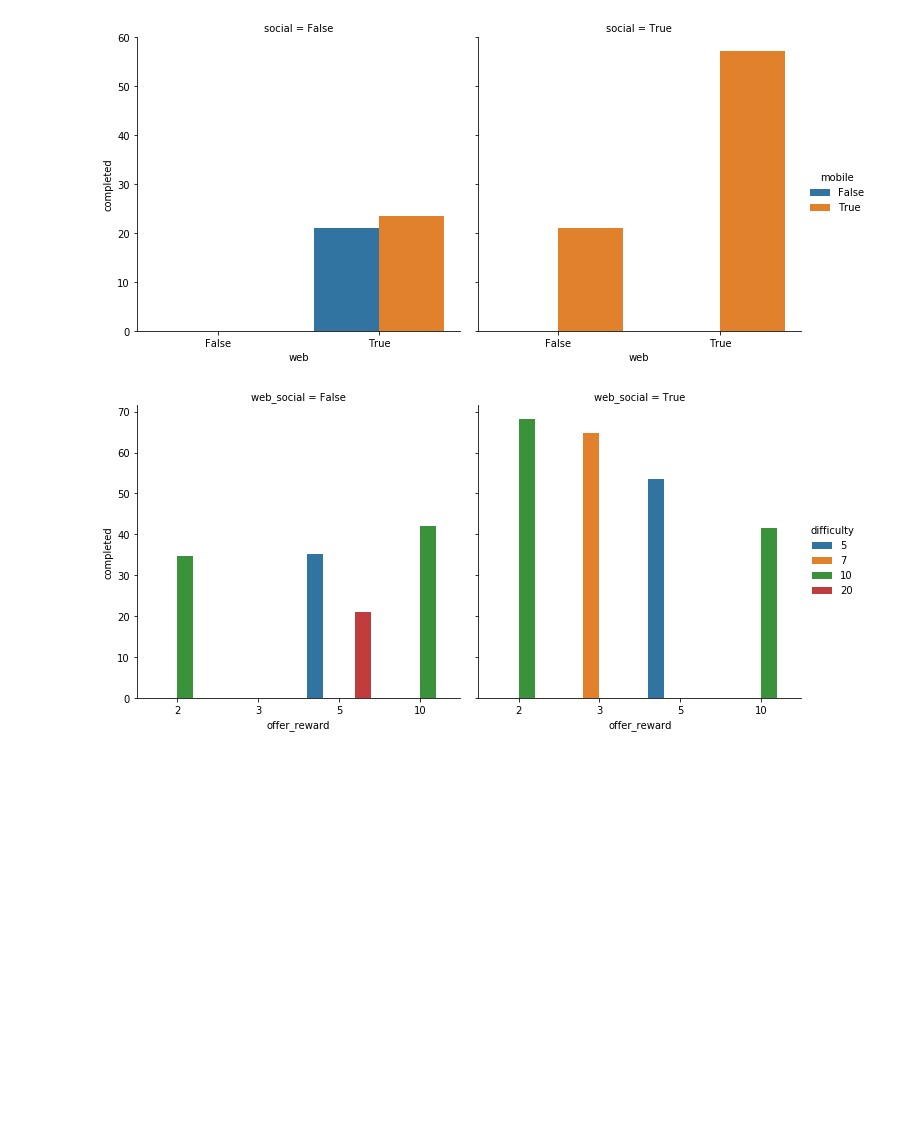
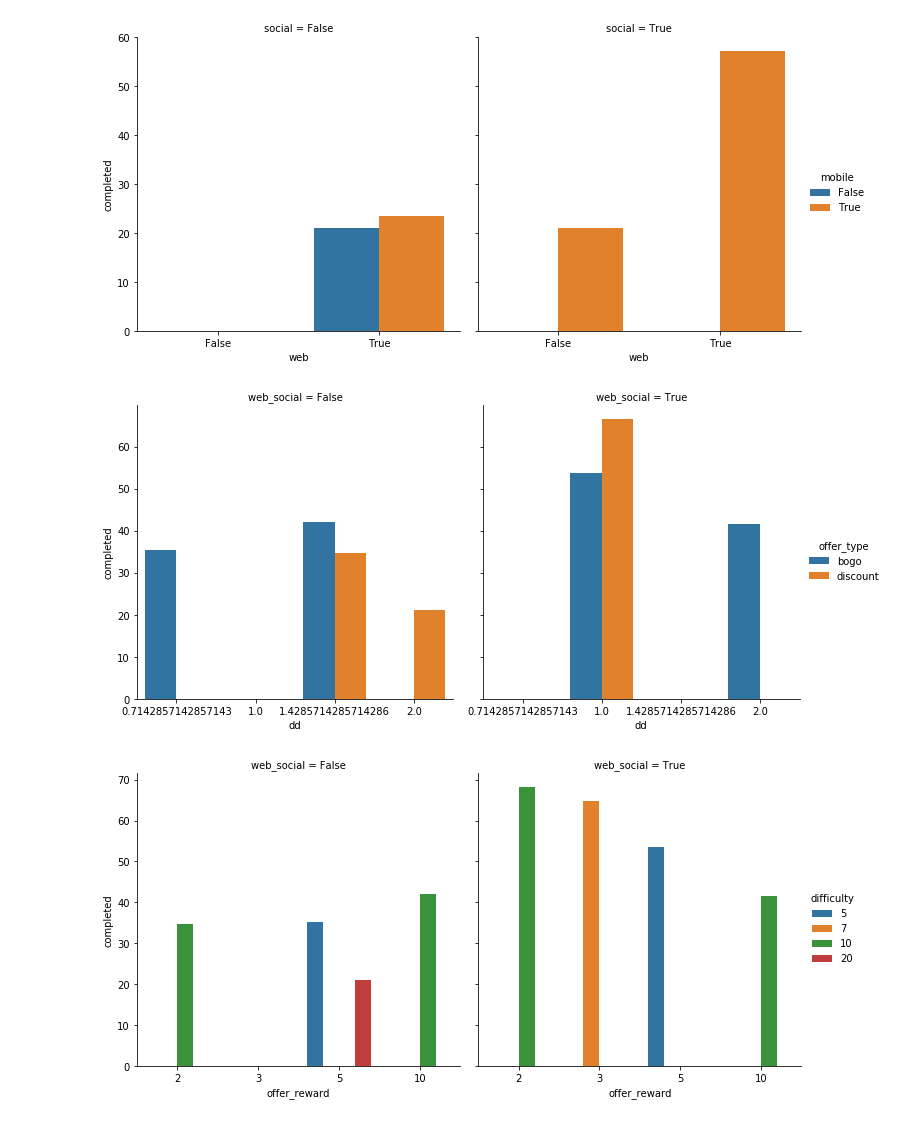
Before and after one commit to marco-bellini/Starbucks_capstone, a Jupyter notebook: 01_test.ipynb, the cells around one changed output. Drawn from its saved outputs; the diff is of its cells as text; code cells hidden in the pictures; blank space fills up the shorter version.

```diff
--- a/01_test.ipynb
+++ b/01_test.ipynb
@@ -228,6 +242,11 @@ cmp_facets(out,'web','mobile','social','completed')
 [figure]
 # %%
 out['web_social']=out['web'] & out['social']
+out['dd']=out['difficulty']/out['duration']
+# %%
+cmp_facets(out,'dd','offer_type','web_social','completed')
+# %% [output]
+[figure, added]
 # %%
 cmp_facets(out,'offer_reward','difficulty','web_social','completed')
 # %% [output]
```
Also changed, not shown: parts of 20 cells of this notebook.
